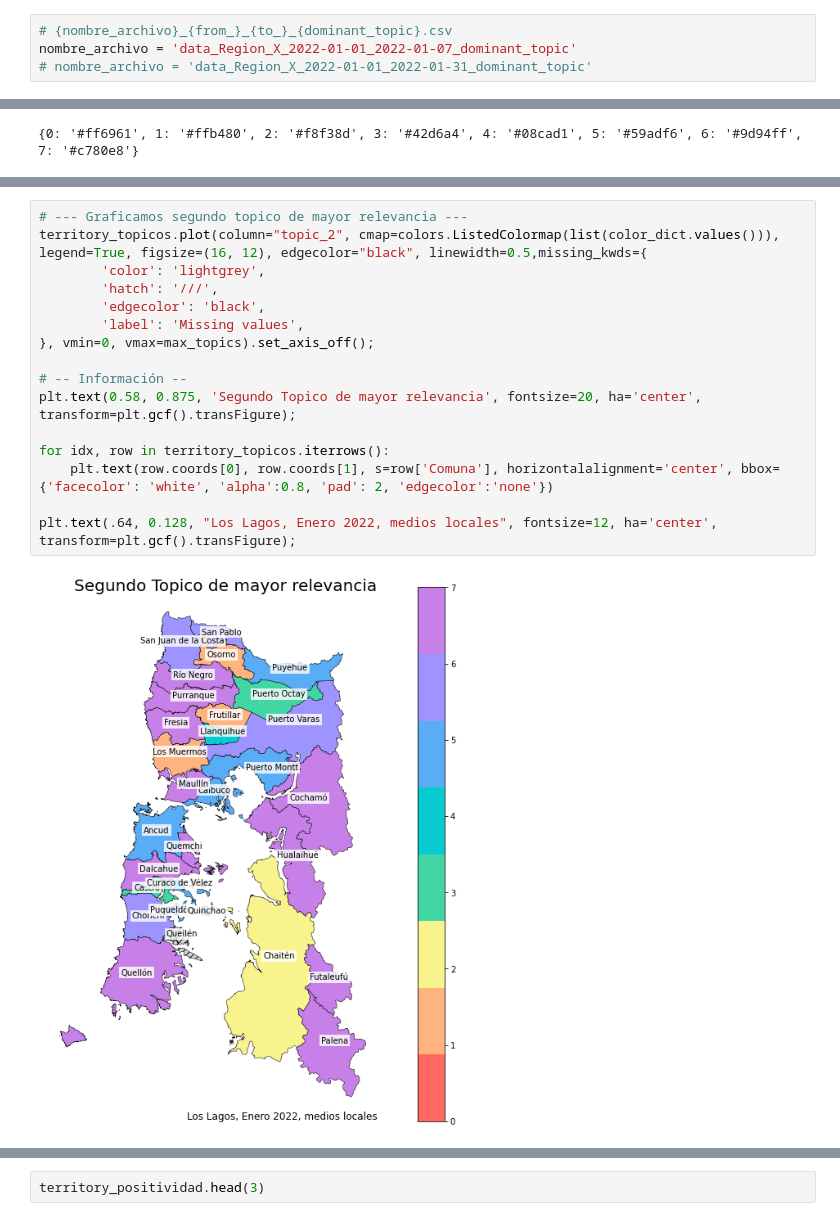
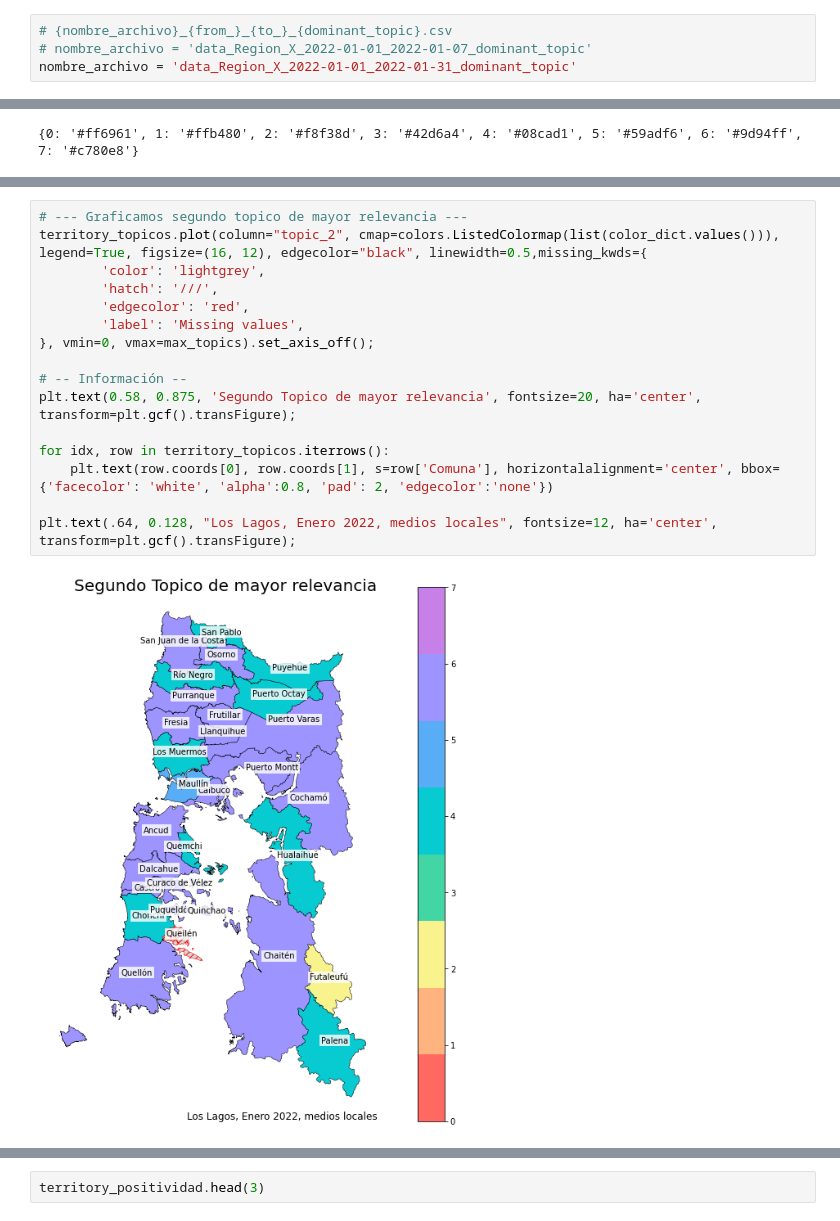
Before and after one commit to alexbgh1/INFO279_2022, a Jupyter notebook: proyecto/3_analisis_mapa_data.ipynb, the cells around one changed output, grey strips where cells are left out. Saved outputs shown, nothing was run; the diff lists cells and outputs as text.

```diff
--- a/proyecto/3_analisis_mapa_data.ipynb
+++ b/proyecto/3_analisis_mapa_data.ipynb
@@ -84,8 +92,8 @@ if(data_regiones_comunas):
 Region encontrada
 # %%
 # {nombre_archivo}_{from_}_{to_}_{dominant_topic}.csv
-nombre_archivo = 'data_Region_X_2022-01-01_2022-01-07_dominant_topic'
-# nombre_archivo = 'data_Region_X_2022-01-01_2022-01-31_dominant_topic'
+# nombre_archivo = 'data_Region_X_2022-01-01_2022-01-07_dominant_topic'
+nombre_archivo = 'data_Region_X_2022-01-01_2022-01-31_dominant_topic'
 # %% [markdown]
 ### Cargamos los datos de comunas con ñ y acentos
 # %%
@@ -410,18 +418,18 @@ plt.text(.64, 0.128, "Los Lagos, Enero 2022, medios locales", fontsize=12, ha='c
 # %%
 # --- Graficamos segundo topico de mayor relevancia ---
 territory_topicos.plot(column="topic_2", cmap=colors.ListedColormap(list(color_dict.values())), legend=True, figsize=(16, 12), edgecolor="black", linewidth=0.5,missing_kwds={
         'color': 'lightgrey',
         'hatch': '///',
-        'edgecolor': 'black',
+        'edgecolor': 'red',
         'label': 'Missing values',
 }, vmin=0, vmax=max_topics).set_axis_off();
 
 # -- Información --
 plt.text(0.58, 0.875, 'Segundo Topico de mayor relevancia', fontsize=20, ha='center', transform=plt.gcf().transFigure);
 
 for idx, row in territory_topicos.iterrows():
     plt.text(row.coords[0], row.coords[1], s=row['Comuna'], horizontalalignment='center', bbox={'facecolor': 'white', 'alpha':0.8, 'pad': 2, 'edgecolor':'none'})
 
 plt.text(.64, 0.128, "Los Lagos, Enero 2022, medios locales", fontsize=12, ha='center', transform=plt.gcf().transFigure);
 # %% [output]
-[figure, old version]
+[figure, new version]
```
Also changed, not shown: parts of 21 cells of this notebook, 3 other files.
